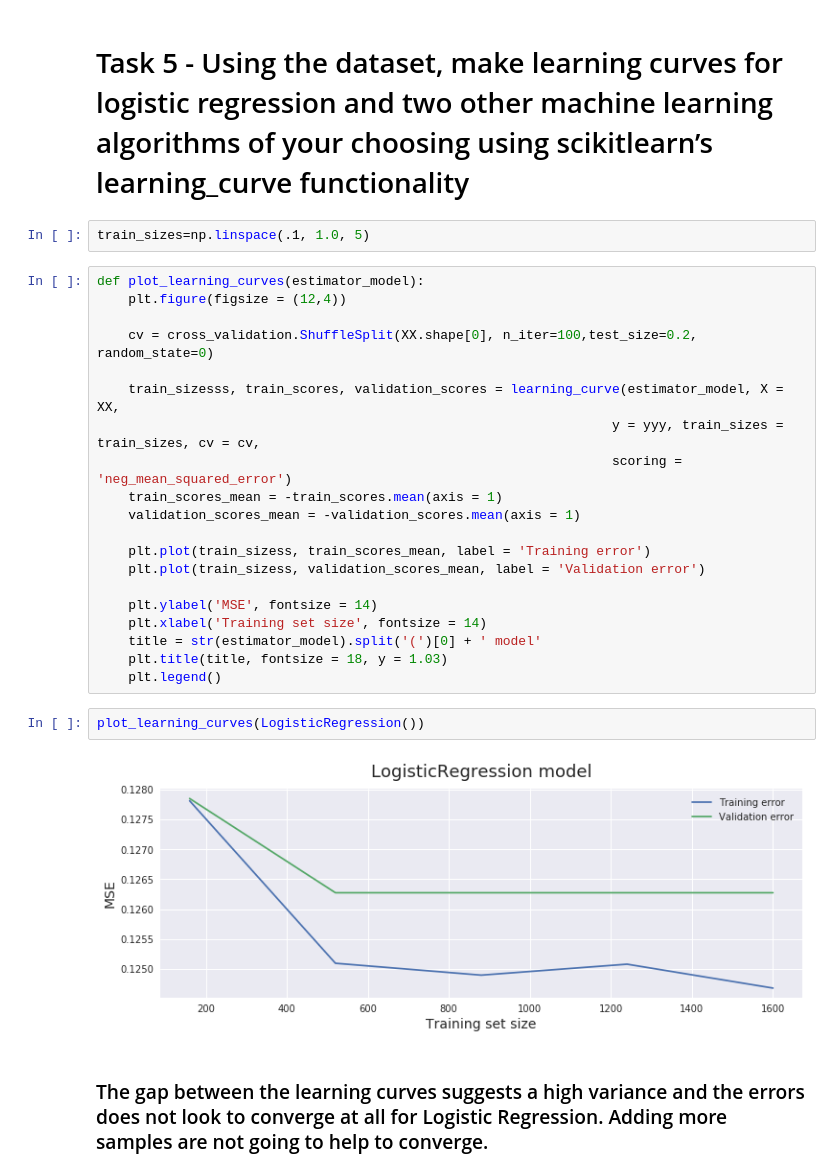
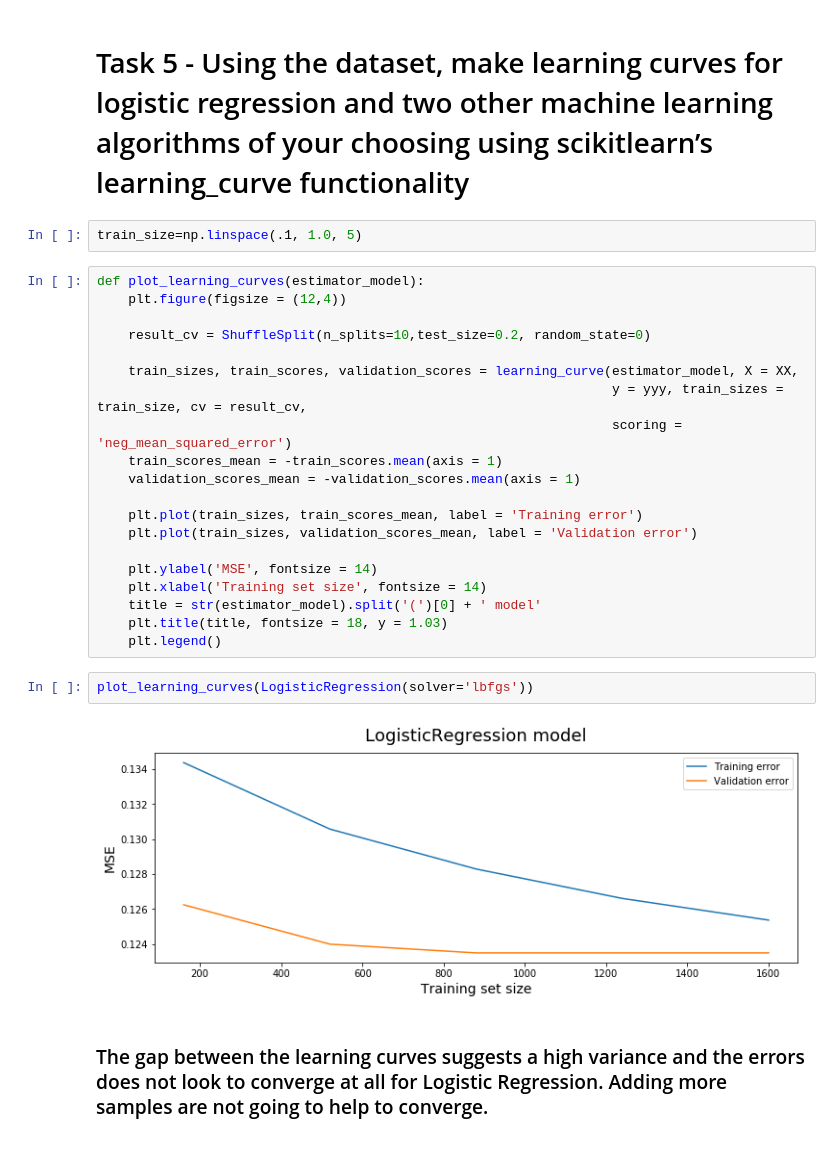
Before and after one commit to vipulpopat/MSCAI_Sem1_Etivity2, a Jupyter notebook: Etivity2_18263003.ipynb, the cells around one changed output. Saved outputs shown, nothing was run; the diff lists cells and outputs as text.

```diff
--- a/Etivity2_18263003.ipynb
+++ b/Etivity2_18263003.ipynb
@@ -471,21 +538,21 @@ plt.show
 # %% [markdown]
 # Task 5 - Using the dataset, make learning curves for logistic regression and two other machine learning algorithms of your choosing using scikitlearn’s learning_curve functionality
 # %%
-train_sizes=np.linspace(.1, 1.0, 5)
+train_size=np.linspace(.1, 1.0, 5)
 # %%
 def plot_learning_curves(estimator_model):
     plt.figure(figsize = (12,4))
 
-    cv = cross_validation.ShuffleSplit(XX.shape[0], n_iter=100,test_size=0.2, random_state=0)
+    result_cv = ShuffleSplit(n_splits=10,test_size=0.2, random_state=0)
 
-    train_sizesss, train_scores, validation_scores = learning_curve(estimator_model, X = XX,
-                                                                  y = yyy, train_sizes = train_sizes, cv = cv,
+    train_sizes, train_scores, validation_scores = learning_curve(estimator_model, X = XX,
+                                                                  y = yyy, train_sizes = train_size, cv = result_cv,
                                                                   scoring = 'neg_mean_squared_error')
     train_scores_mean = -train_scores.mean(axis = 1)
     validation_scores_mean = -validation_scores.mean(axis = 1)
 
-    plt.plot(train_sizess, train_scores_mean, label = 'Training error')
-    plt.plot(train_sizess, validation_scores_mean, label = 'Validation error')
+    plt.plot(train_sizes, train_scores_mean, label = 'Training error')
+    plt.plot(train_sizes, validation_scores_mean, label = 'Validation error')
 
     plt.ylabel('MSE', fontsize = 14)
     plt.xlabel('Training set size', fontsize = 14)
@@ -493,9 +560,9 @@ def plot_learning_curves(estimator_model):
     plt.title(title, fontsize = 18, y = 1.03)
     plt.legend()
 # %%
-plot_learning_curves(LogisticRegression())
+plot_learning_curves(LogisticRegression(solver='lbfgs'))
 # %% [output]
-[figure, old version]
+[figure, new version]
 # %% [markdown]
 ### The gap between the learning curves suggests a high variance and the errors does not look to converge at all for Logistic Regression. Adding more samples are not going to help to converge.
 # %%
```
Also changed, not shown: parts of 23 cells of this notebook.
